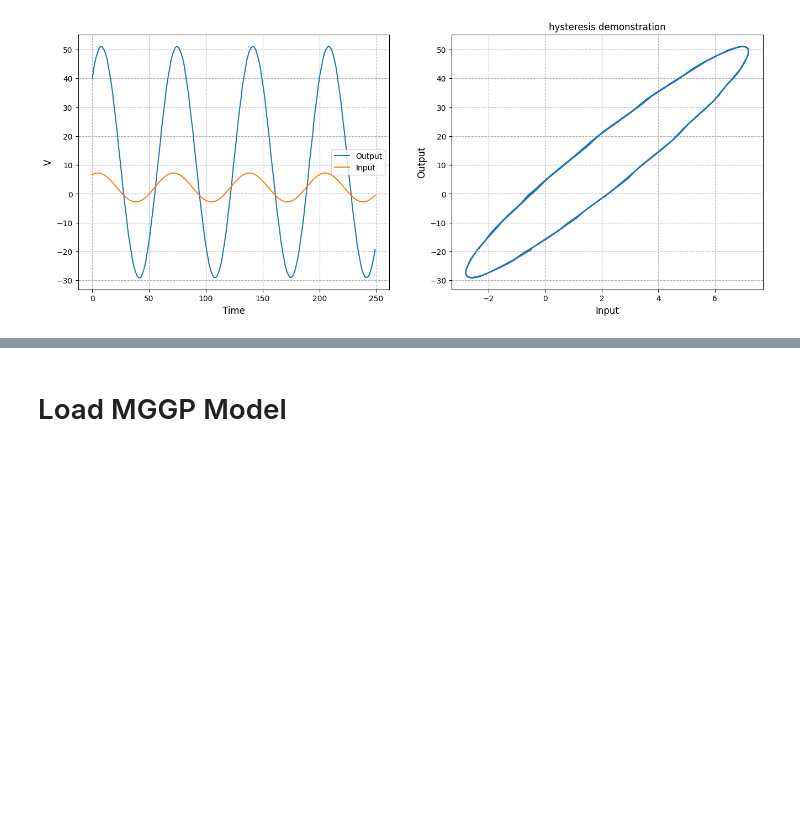
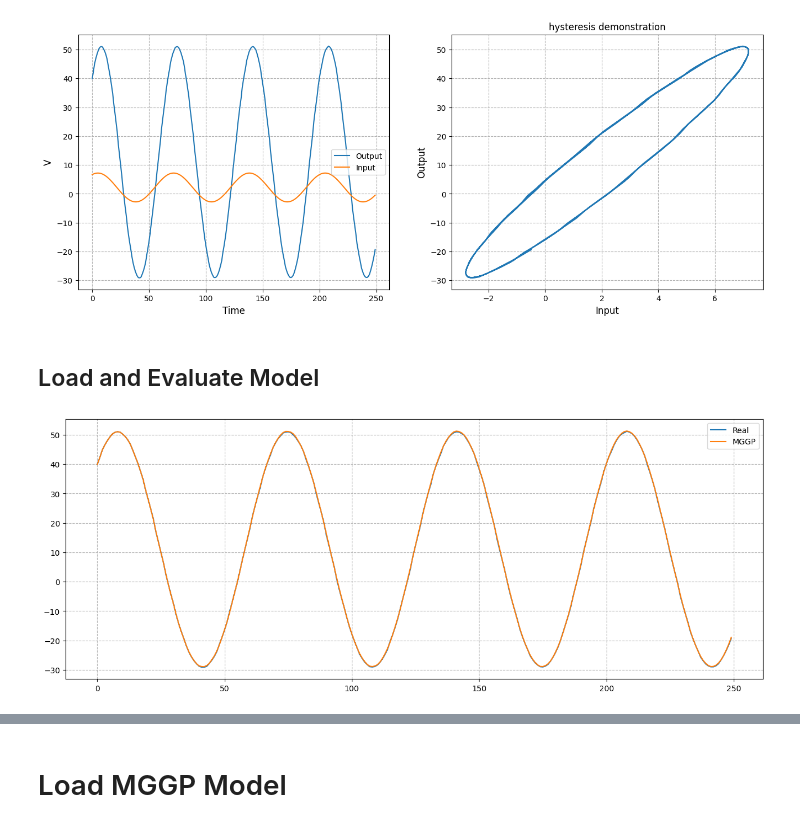
Before and after one commit to RafaelGAT108/mggp_model, a Jupyter notebook: 01_MGGP_Regression_hysteresis.ipynb, the cells around one changed output, grey strips where cells are left out. Drawn from its saved outputs; the diff is of its cells as text; code cells hidden in the pictures; blank space fills up the shorter version.

Commit message:
regression hysteresis notebook updated

```diff
--- a/01_MGGP_Regression_hysteresis.ipynb
+++ b/01_MGGP_Regression_hysteresis.ipynb
@@ -27,6 +27,20 @@ WARNING:tensorflow:From e:\projetos\mggp_model\.venv\lib\site-packages\keras\src
 # %% [markdown]
 # Functions
 # %%
+def mggp_predict(X_val, y_val,
+                 evaluationTypeTest = "FreeRun",
+                 save_model="mggp_models_hysteresis/model_1.pkl"):
+
+    loaded_model = MGGP(inputs=X_val,
+                    outputs=y_val,
+                    filename=save_model,
+                    mode="MIMO").load_model()
+
+    args = (y_val, X_val)
+    mggp_yp, mggp_yd = loaded_model.predict(evaluationTypeTest, *args)
+
+    return mggp_yp, mggp_yd
+
 def plot_top_correlations(results, u_train, y_train, top_n=10):
     """
     Plota as top N correlações mais fortes
@@ -477,3 +617,42 @@ mggp = MGGP(inputs=u_train,
             )
 
 mggp.run()
+# %% [markdown]
+## Load and Evaluate Model
+# %%
+data = pd.read_csv("hysteresis_data/h50us.csv", header=None)
+data.drop(0, axis=1, inplace=True)
+
+split = 250
+sinal_in = 3
+sinal_out = 2
+time = data[1][:split]
+
+output = data[sinal_out][:split]
+input = data[sinal_in][:split]
+
+input = input.values.reshape(-1, 1)
+output = output.values.reshape(-1, 1)
+
+model_filename = "mggp_models_hysteresis_piezoeletric\mggp_0.pkl"
+# model_filename = "mggp_models_hysteresis/mggp_0.pkl"
+mggp_pred, mggp_yd = mggp_predict(X_val=input,
+                                  y_val=output,
+                                  save_model=model_filename)
+
+
+mggp_initial_conditions = len(output) - len(mggp_yd)
+y_true_complete = output[mggp_initial_conditions:]
+
+min_length = min(len(y_true_complete), len(mggp_pred))
+y_true_complete = y_true_complete[:min_length]
+mggp_pred_complete = mggp_pred[:min_length]
+
+plt.figure(figsize=(16, 6))
+plt.plot(y_true_complete, label='Real')
+plt.plot(mggp_pred_complete, label='MGGP')
+plt.grid(linestyle='--')
+plt.legend()
+plt.show()
+# %% [output]
+[figure, added]
```
Also changed, not shown: parts of 10 cells of this notebook.
